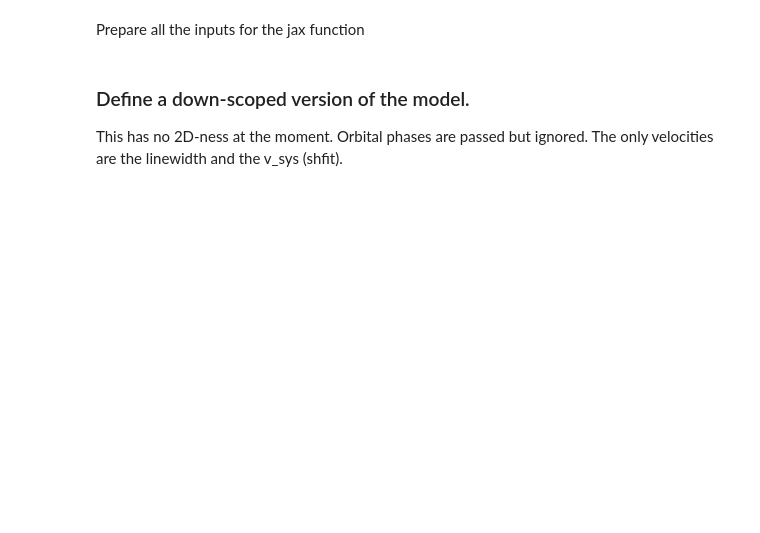
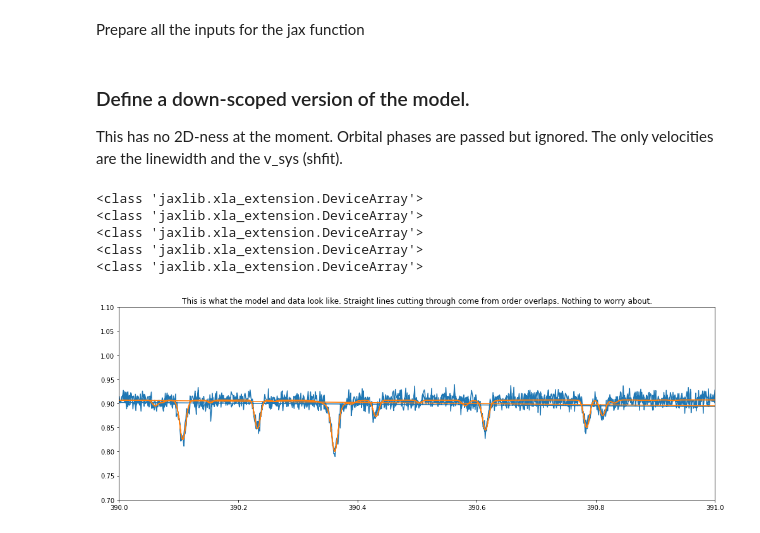
Before and after one commit to Hoeijmakers/jax-hires-coffee, a Jupyter notebook: TEST_TRANSMISSION.ipynb, the cells around one changed output. Saved outputs shown, nothing was run; the diff lists cells and outputs as text; code cells hidden in the pictures; blank space fills up the shorter version.

Commit message:
removed frombuffers

```diff
--- a/TEST_TRANSMISSION.ipynb
+++ b/TEST_TRANSMISSION.ipynb
@@ -424,16 +438,16 @@ x_kernel_b = x_kernel.tobytes()
 ### Define a down-scoped version of the model.
 This has no 2D-ness at the moment. Orbital phases are passed but ignored. The only velocities are the linewidth and the v_sys (shfit).
 # %%
-@partial(jit, static_argnums=(1,2,3,4,5,6,7,8,9,10,11,12,13,14,15,16,17))
-def model_downscoped_jax(p,wl_B,wlk_B,kappa_grid_B,x_kernel_B,phase_B,c,gamma,k,m,g,P0,R0,Rs2,nwli,nwld,nexp,n_species):
+@partial(jit, static_argnums=(6,7,8,9,10,11,12,13,14))
+def model_downscoped_jax(p,wl,wlk,kappa_grid,x_kernel,phase,c,gamma,k,m,g,P0,R0,Rs2,n_species):
     #This version takes only a single spectrum. No convolution is done. Kp is not used. Only vsys.
     #lw is not passed. kernel is not passed. phase is not passed. No filtering is done.
-    wl = np.frombuffer(wl_B)
-    wlk = np.frombuffer(wlk_B)#The wavelengths of the opacity grid.
-    kappa_grid = np.reshape(np.frombuffer(kappa_grid_B),(n_species,nwli))
+#     wl = np.frombuffer(wl_B)
+#     wlk = np.frombuffer(wlk_B)#The wavelengths of the opacity grid.
+#     kappa_grid = np.reshape(np.frombuffer(kappa_grid_B),(n_species,nwli))
 #     filters = np.reshape(np.frombuffer(filters_B),(nexp,nwld))
-    x_kernel = np.frombuffer(x_kernel_B)
-    phase = np.frombuffer(phase_B)
+#     x_kernel = np.frombuffer(x_kernel_B)
+#     phase = np.frombuffer(phase_B)
 
 
     T = p[0]
@@ -472,19 +486,44 @@ def model_downscoped_jax(p,wl_B,wlk_B,kappa_grid_B,x_kernel_B,phase_B,c,gamma,k,
 # %%
 true_p = [2500.0,-4.0,-1.0,-1.0,-1.0,1.0,8.0/sfwhm,20.0]
 
-phases_b = np.array([-0.05,0.05]).tobytes()
-true_downscoped_model = model_downscoped_jax(true_p,wld_b,wli_b,kappa_grid_b,x_kernel_b,phases_b,c,gamma,k,m,g,P0,R0,Rs**2,nwli,nwld,nexp,n_species)
+# phases_b = np.array([-0.05,0.05]).tobytes()
+phase = jnp.array([-0.05,0.05])
+true_downscoped_model = model_downscoped_jax(true_p,wld,wli,kappa_grid,x_kernel,phase,c,gamma,k,m,g,P0,R0,Rs**2,n_species)
+
+
+print('Is everything a jnp device-array?')
+print(type(wld))
+print(type(wli))
+print(type(kappa_grid))
+print(type(x_kernel))
+print(type(phase))
+
 
 
 # DATA = true_downscoped_model + np.random.normal(loc=0.0,scale=0.01,size=(2,len(wld)))
 DATA = true_downscoped_model + np.random.normal(loc=0.0,scale=0.01,size=len(wld))
 DATA_E = DATA*0.0+0.01
 
 plt.figure(figsize=(14,5))
 plt.plot(wld,DATA)
 plt.plot(wld,true_downscoped_model)
 plt.ylim(0.7,1.1)
 plt.title('This is what the model and data look like. Straight lines cutting through come from order overlaps. Nothing to worry about.')
 plt.xlim(390,391)
 plt.tight_layout()
 plt.show()
+
+
+N=50
+t1=ut.start()
+for i in range(N):
+    true_downscoped_model = model_downscoped_jax(true_p,wld,wli,kappa_grid,x_kernel,phase,c,gamma,k,m,g,P0,R0,Rs**2,n_species)
+t2 = ut.end(t1,silent=True)/N
+print(f'Elapsed time per JAX model: {np.round(t2*1000,3)} ms')
+# %% [output]
+<class 'jaxlib.xla_extension.DeviceArray'>
+<class 'jaxlib.xla_extension.DeviceArray'>
+<class 'jaxlib.xla_extension.DeviceArray'>
+<class 'jaxlib.xla_extension.DeviceArray'>
+<class 'jaxlib.xla_extension.DeviceArray'>
+[figure, added]
```
Also changed, not shown: parts of 13 cells of this notebook.
